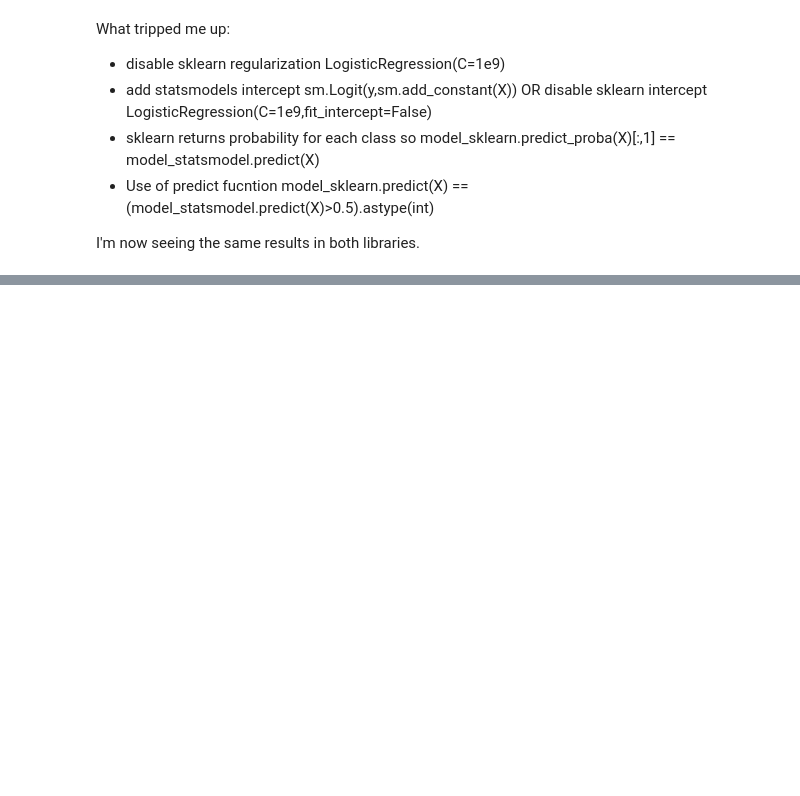
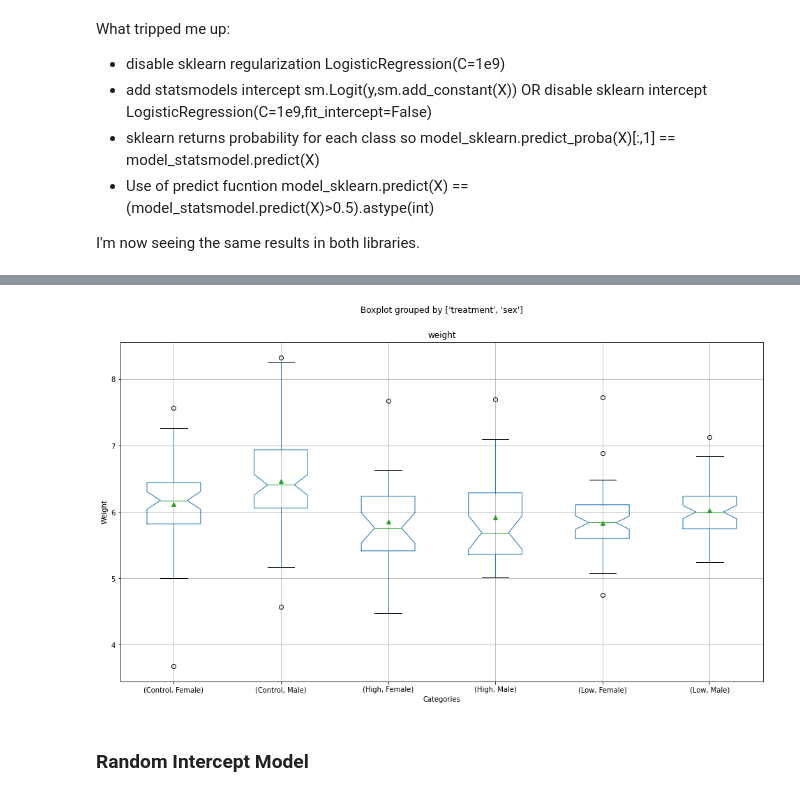
Before and after one commit to feiyiwang/iron_study, a Jupyter notebook: preprocessing.ipynb, the cells around one changed output, grey strips where cells are left out. Drawn from its saved outputs; the diff is of its cells as text; code cells hidden in the pictures; blank space fills up the shorter version.

```diff
--- a/preprocessing.ipynb
+++ b/preprocessing.ipynb
@@ -171,0 +296,3 @@ I'm now seeing the same results in both libraries.
+# %%
+df = pd.read_csv("http://www-personal.umich.edu/~bwest/rat_pup.dat", sep = "\t")
+df.info()
@@ -171,0 +340,10 @@ I'm now seeing the same results in both libraries.
+# %%
+boxplot = df.boxplot(["weight"], by = ["treatment", "sex"],
+                     figsize = (16, 9),
+                     showmeans = True,
+                     notch = True)
+boxplot.set_xlabel("Categories")
+boxplot.set_ylabel("Weight")
+ax = boxplot
+# %% [output]
+[figure, added]
@@ -171,0 +352,2 @@ I'm now seeing the same results in both libraries.
+# %% [markdown]
+### Random Intercept Model
```
Also changed, not shown: parts of 28 cells of this notebook, 2 other files.
